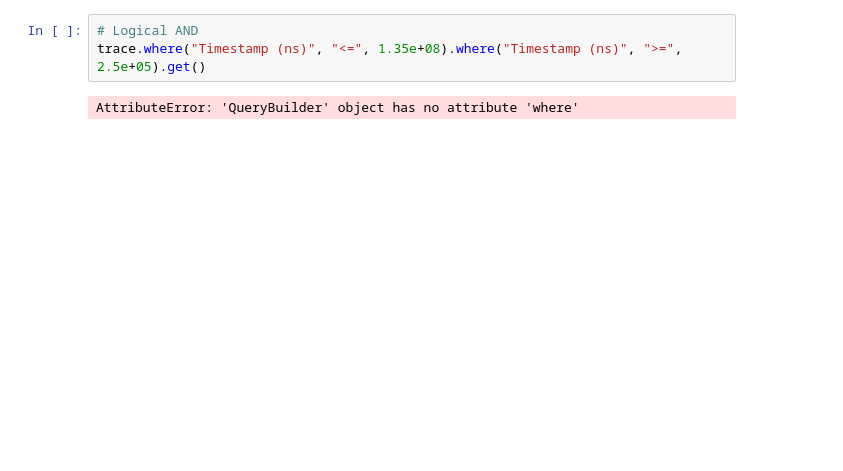
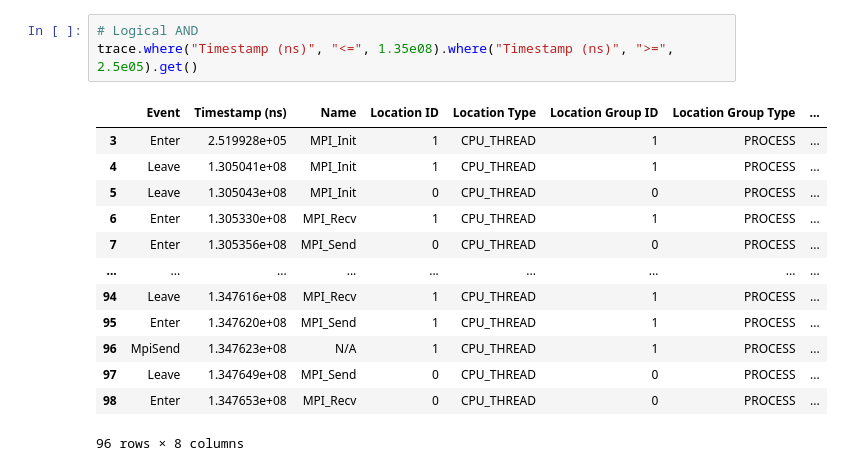
Before and after one commit to hpcgroup/pipit, a Jupyter notebook: docs/examples/query.ipynb, the cells around one changed output. Drawn from its saved outputs; the diff is of its cells as text; blank space fills up the shorter version.

```diff
--- a/docs/examples/query.ipynb
+++ b/docs/examples/query.ipynb
@@ -39,8 +39,20 @@ trace.where("Timestamp (ns)", "<", 1.35e+08).get()
 # %%
 # Logical AND
-trace.where("Timestamp (ns)", "<=", 1.35e+08).where("Timestamp (ns)", ">=", 2.5e+05).get()
+trace.where("Timestamp (ns)", "<=", 1.35e08).where("Timestamp (ns)", ">=", 2.5e05).get()
 # %% [output]
+|  | Event | Timestamp (ns) | Name | Location ID | Location Type | Location Group ID | Location Group Type | ... |
+| 3 | Enter | 2.519928e+05 | MPI_Init | 1 | CPU_THREAD | 1 | PROCESS | ... |
+| 4 | Leave | 1.305041e+08 | MPI_Init | 1 | CPU_THREAD | 1 | PROCESS | ... |
+| 5 | Leave | 1.305043e+08 | MPI_Init | 0 | CPU_THREAD | 0 | PROCESS | ... |
+| 6 | Enter | 1.305330e+08 | MPI_Recv | 1 | CPU_THREAD | 1 | PROCESS | ... |
+| 7 | Enter | 1.305356e+08 | MPI_Send | 0 | CPU_THREAD | 0 | PROCESS | ... |
+| ... | ... | ... | ... | ... | ... | ... | ... | ... |
+| 94 | Leave | 1.347616e+08 | MPI_Recv | 1 | CPU_THREAD | 1 | PROCESS | ... |
+| 95 | Enter | 1.347620e+08 | MPI_Send | 1 | CPU_THREAD | 1 | PROCESS | ... |
+| 96 | MpiSend | 1.347623e+08 | N/A | 1 | CPU_THREAD | 1 | PROCESS | ... |
+| 97 | Leave | 1.347649e+08 | MPI_Send | 0 | CPU_THREAD | 0 | PROCESS | ... |
+| 98 | Enter | 1.347653e+08 | MPI_Recv | 0 | CPU_THREAD | 0 | PROCESS | ... |
-AttributeError: 'QueryBuilder' object has no attribute 'where'
+96 rows × 8 columns
 # %%
 # Logical OR
 trace.where("Name", "in", ["MPI_Recv", "MpiSend", "ProgramEnd"]).get()
```
Also changed, not shown: parts of 18 cells of this notebook, 6 other files.
